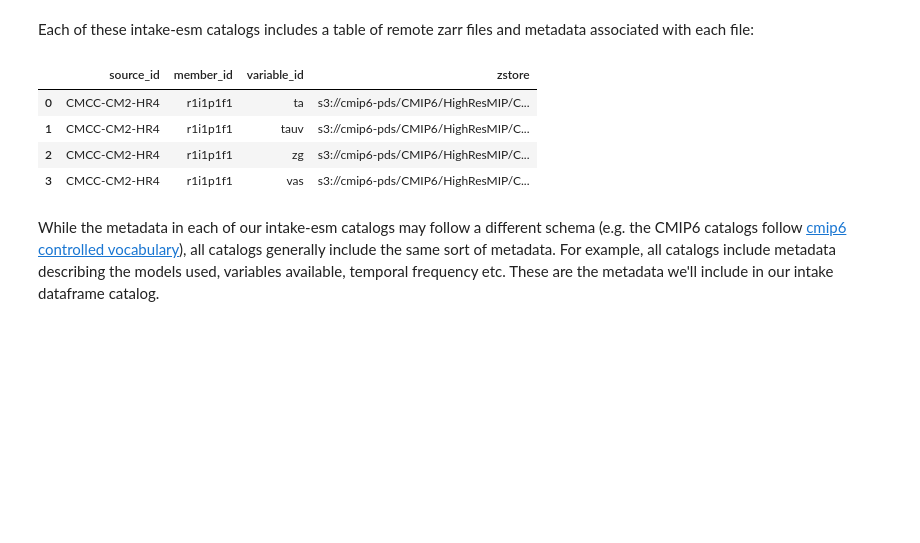
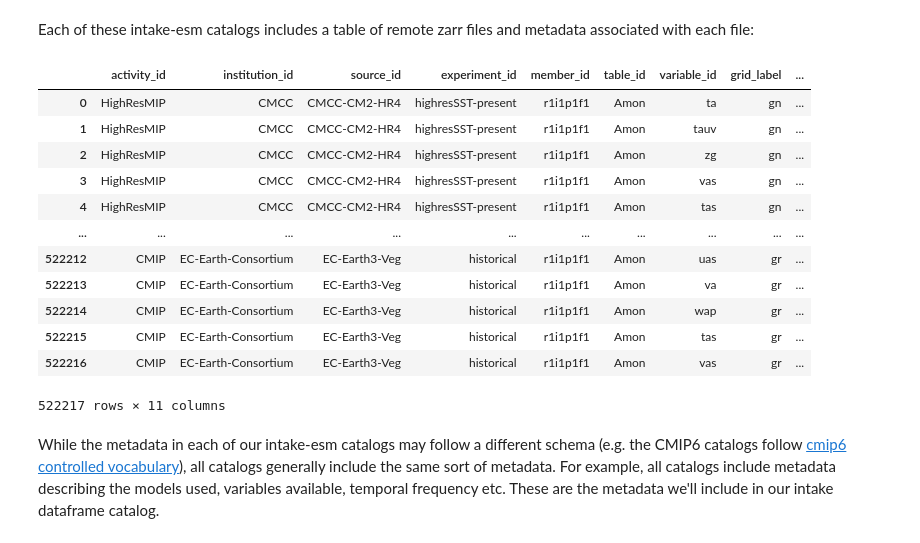
Before and after one commit to ACCESS-NRI/intake-dataframe-catalog, a Jupyter notebook: docs/getting_started/quickstart.ipynb, the cells around one changed output. Drawn from its saved outputs; the diff is of its cells as text; code cells hidden in the pictures; blank space fills up the shorter version.

```diff
--- a/docs/getting_started/quickstart.ipynb
+++ b/docs/getting_started/quickstart.ipynb
@@ -27,13 +27,21 @@ google_cmip6 = intake.open_esm_datastore(
 # %% [markdown]
 Each of these intake-esm catalogs includes a table of remote zarr files and metadata associated with each file:
 # %%
-aws_cmip6.df.iloc[:4 , [2,4,6,8]]
+aws_cmip6.df
 # %% [output]
-|  | source_id | member_id | variable_id | zstore |
-| 0 | CMCC-CM2-HR4 | r1i1p1f1 | ta | s3://cmip6-pds/CMIP6/HighResMIP/C... |
-| 1 | CMCC-CM2-HR4 | r1i1p1f1 | tauv | s3://cmip6-pds/CMIP6/HighResMIP/C... |
-| 2 | CMCC-CM2-HR4 | r1i1p1f1 | zg | s3://cmip6-pds/CMIP6/HighResMIP/C... |
-| 3 | CMCC-CM2-HR4 | r1i1p1f1 | vas | s3://cmip6-pds/CMIP6/HighResMIP/C... |
+|  | activity_id | institution_id | source_id | experiment_id | member_id | table_id | variable_id | grid_label | ... |
+| 0 | HighResMIP | CMCC | CMCC-CM2-HR4 | highresSST-present | r1i1p1f1 | Amon | ta | gn | ... |
+| 1 | HighResMIP | CMCC | CMCC-CM2-HR4 | highresSST-present | r1i1p1f1 | Amon | tauv | gn | ... |
+| 2 | HighResMIP | CMCC | CMCC-CM2-HR4 | highresSST-present | r1i1p1f1 | Amon | zg | gn | ... |
+| 3 | HighResMIP | CMCC | CMCC-CM2-HR4 | highresSST-present | r1i1p1f1 | Amon | vas | gn | ... |
+| 4 | HighResMIP | CMCC | CMCC-CM2-HR4 | highresSST-present | r1i1p1f1 | Amon | tas | gn | ... |
+| ... | ... | ... | ... | ... | ... | ... | ... | ... | ... |
+| 522212 | CMIP | EC-Earth-Consortium | EC-Earth3-Veg | historical | r1i1p1f1 | Amon | uas | gr | ... |
+| 522213 | CMIP | EC-Earth-Consortium | EC-Earth3-Veg | historical | r1i1p1f1 | Amon | va | gr | ... |
+| 522214 | CMIP | EC-Earth-Consortium | EC-Earth3-Veg | historical | r1i1p1f1 | Amon | wap | gr | ... |
+| 522215 | CMIP | EC-Earth-Consortium | EC-Earth3-Veg | historical | r1i1p1f1 | Amon | tas | gr | ... |
+| 522216 | CMIP | EC-Earth-Consortium | EC-Earth3-Veg | historical | r1i1p1f1 | Amon | vas | gr | ... |
+522217 rows × 11 columns
 # %% [markdown]
 While the metadata in each of our intake-esm catalogs may follow a different schema (e.g. the CMIP6 catalogs follow [cmip6 controlled vocabulary](https://pyessv.es-doc.org/1/retrieve/wcrp/cmip6)), all catalogs generally include the same sort of metadata. For example, all catalogs include metadata describing the models used, variables available, temporal frequency etc. These are the metadata we'll include in our intake dataframe catalog.
 # %% [markdown]
```
Also changed, not shown: parts of 5 cells of this notebook, 2 other files.
